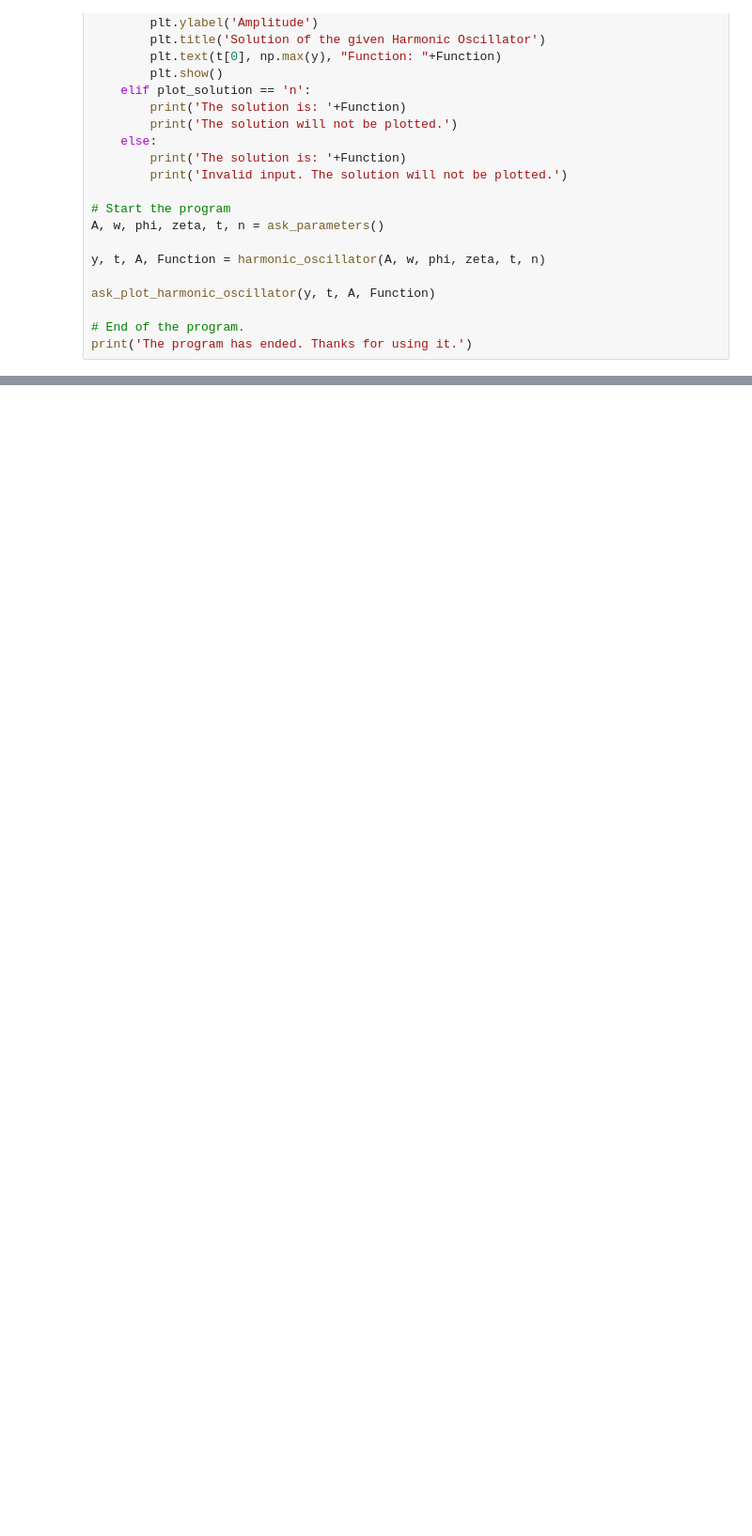
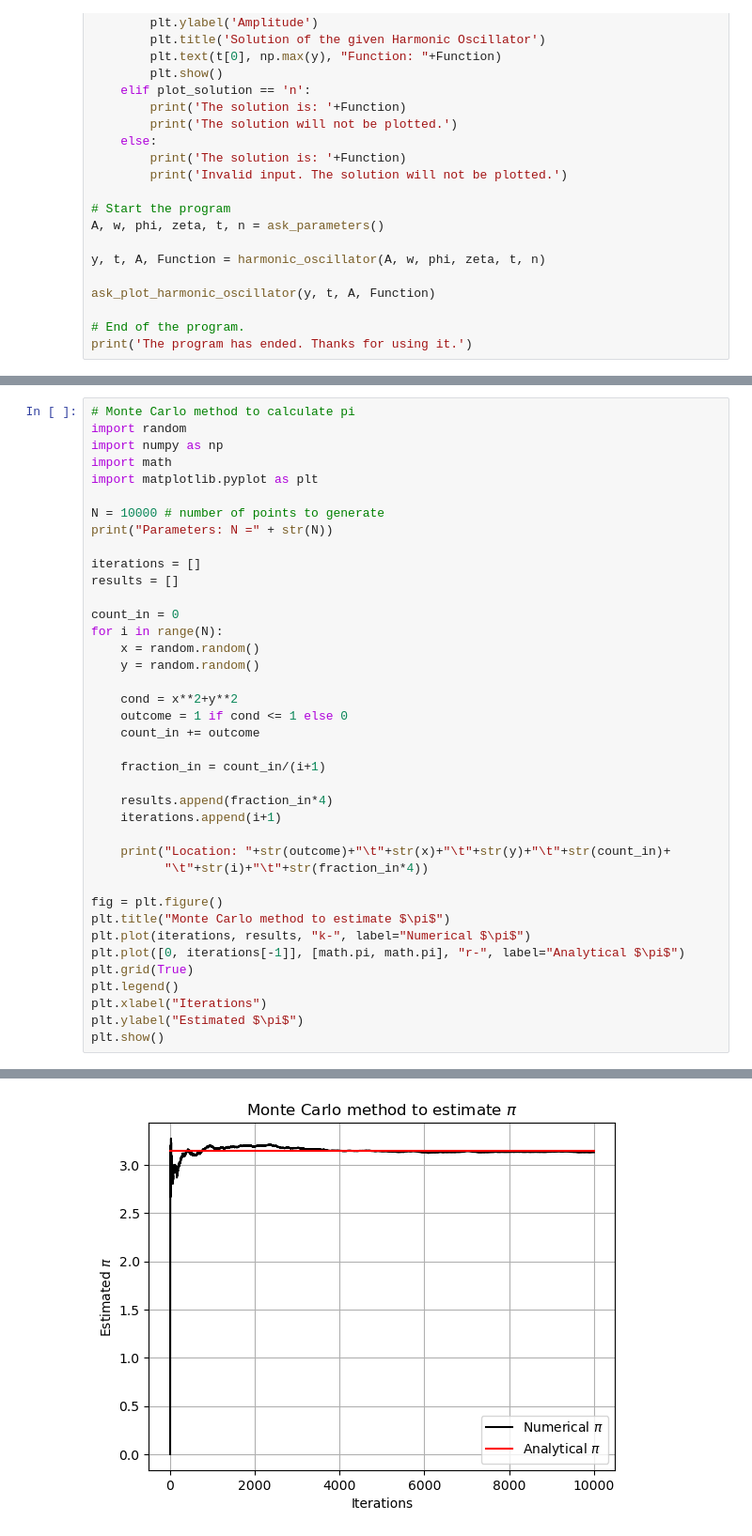
Before and after one commit to Chocolirz/IB-SciComp, a Jupyter notebook: Ruize_Li_rl737_Sessions.ipynb, the cells around one changed output, grey strips where cells are left out. Shown at 94% size. Saved outputs shown, nothing was run; the diff lists cells and outputs as text; blank space fills up the shorter version.

```diff
--- a/Ruize_Li_rl737_Sessions.ipynb
+++ b/Ruize_Li_rl737_Sessions.ipynb
@@ -214,0 +223,40 @@ print('The program has ended. Thanks for using it.')
+# %%
+# Monte Carlo method to calculate pi
+import random
+import numpy as np
+import math
+import matplotlib.pyplot as plt
+
+N = 10000 # number of points to generate
+print("Parameters: N =" + str(N))
+
+iterations = []
+results = []
+
+count_in = 0
+for i in range(N):
+    x = random.random()
+    y = random.random()
+
+    cond = x**2+y**2
+    outcome = 1 if cond <= 1 else 0
+    count_in += outcome
+
+    fraction_in = count_in/(i+1)
+
+    results.append(fraction_in*4)
+    iterations.append(i+1)
+
+    print("Location: "+str(outcome)+"\t"+str(x)+"\t"+str(y)+"\t"+str(count_in)+
+          "\t"+str(i)+"\t"+str(fraction_in*4))
+
+fig = plt.figure()
+plt.title("Monte Carlo method to estimate $\pi$")
+plt.plot(iterations, results, "k-", label="Numerical $\pi$")
+plt.plot([0, iterations[-1]], [math.pi, math.pi], "r-", label="Analytical $\pi$")
+plt.grid(True)
+plt.legend()
+plt.xlabel("Iterations")
+plt.ylabel("Estimated $\pi$")
+plt.show()
+# %% [output]
@@ -214,0 +280 @@ print('The program has ended. Thanks for using it.')
+[figure, added]
```
Also changed, not shown: parts of 7 cells of this notebook.
